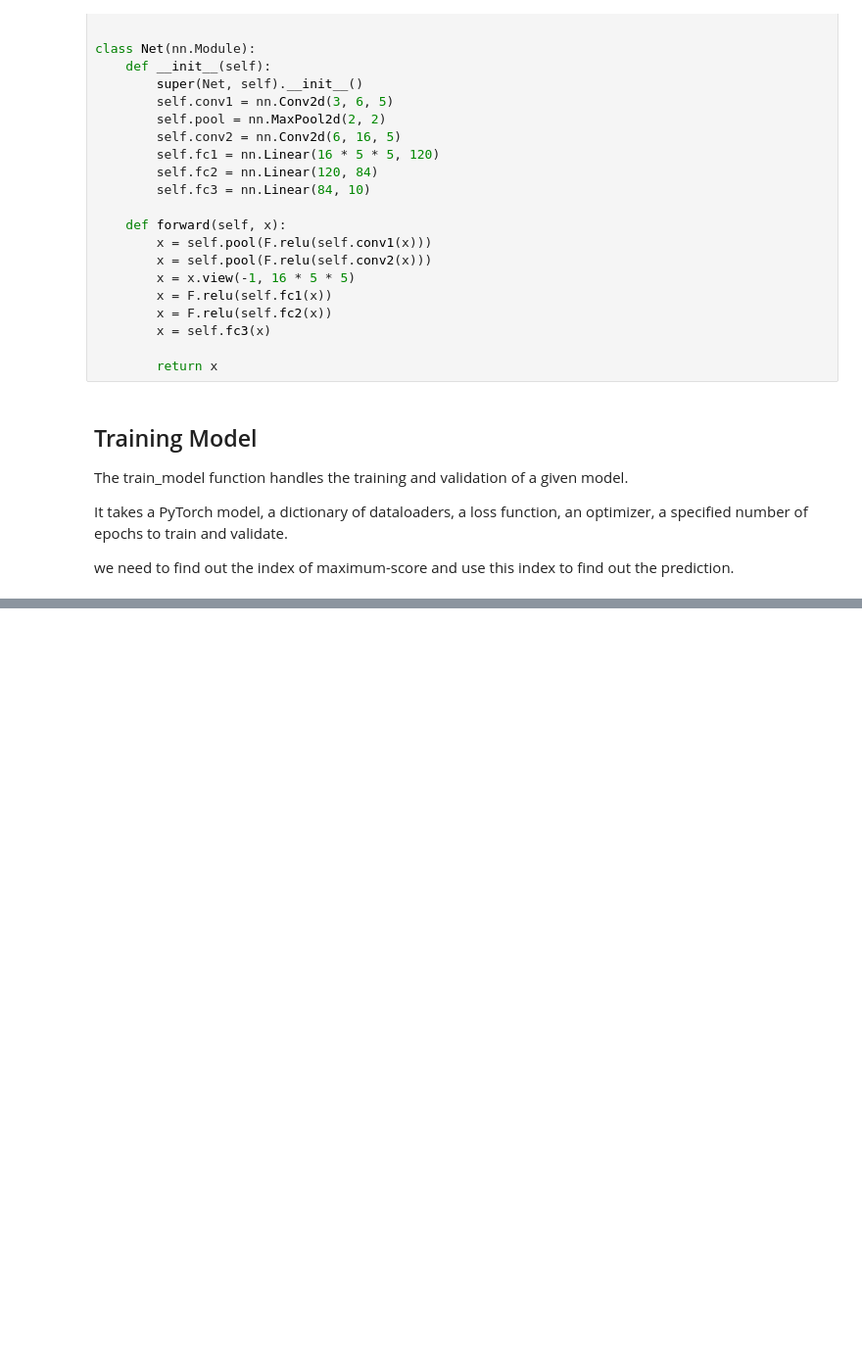
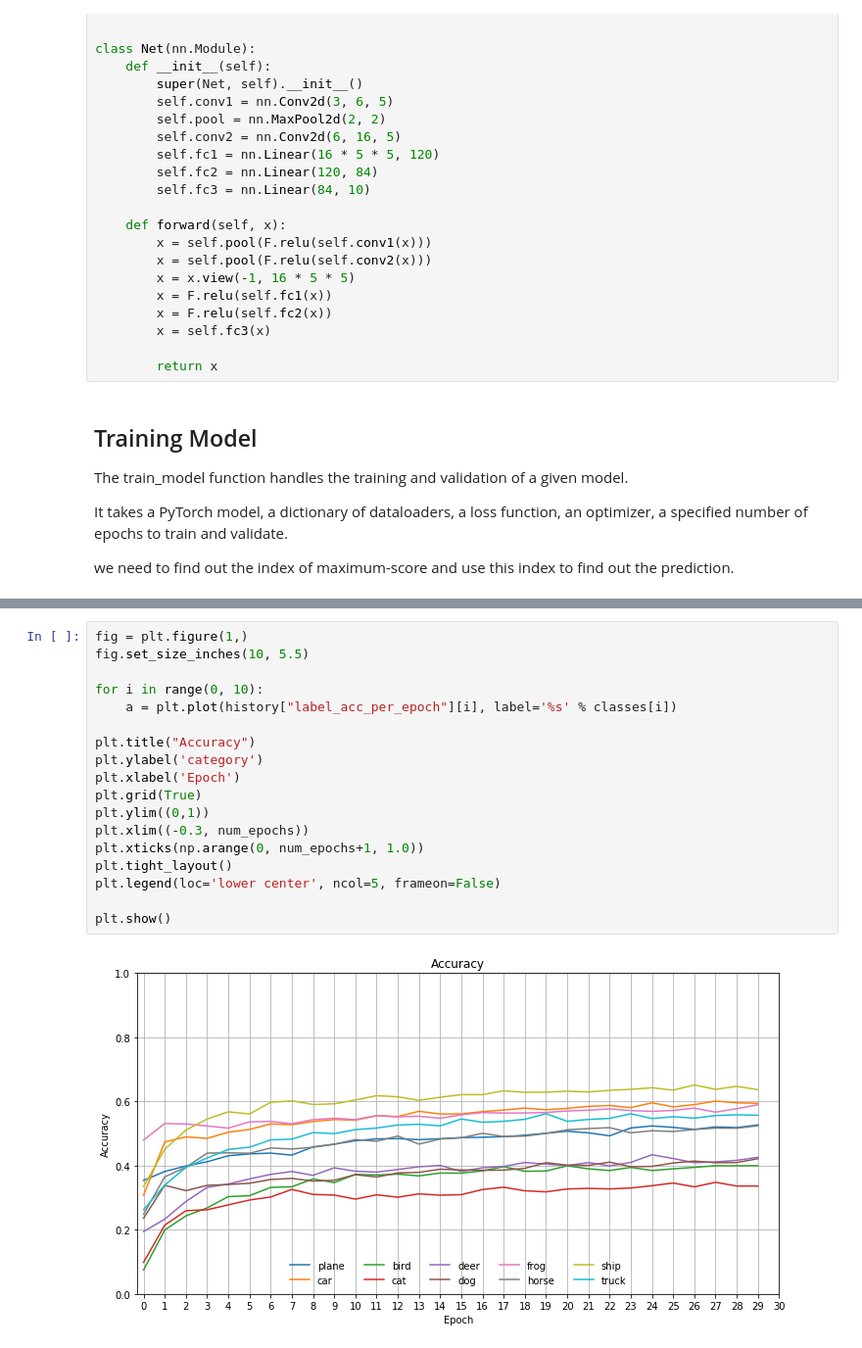
Before and after one commit to Yeonsoo94/pytorch-tutorials, a Jupyter notebook: Tutorial_Hackathon.ipynb, the cells around one changed output, grey strips where cells are left out. Shown at 98% size. Saved outputs shown, nothing was run; the diff lists cells and outputs as text; blank space fills up the shorter version.

```diff
--- a/Tutorial_Hackathon.ipynb
+++ b/Tutorial_Hackathon.ipynb
@@ -326,0 +347,20 @@ plt.show()
+# %%
+fig = plt.figure(1,)
+fig.set_size_inches(10, 5.5)
+
+for i in range(0, 10):
+    a = plt.plot(history["label_acc_per_epoch"][i], label='%s' % classes[i])
+
+plt.title("Accuracy")
+plt.ylabel('category')
+plt.xlabel('Epoch')
+plt.grid(True)
+plt.ylim((0,1))
+plt.xlim((-0.3, num_epochs))
+plt.xticks(np.arange(0, num_epochs+1, 1.0))
+plt.tight_layout()
+plt.legend(loc='lower center', ncol=5, frameon=False)
+
+plt.show()
+# %% [output]
+[figure, added]
```
Also changed, not shown: parts of 10 cells of this notebook.
